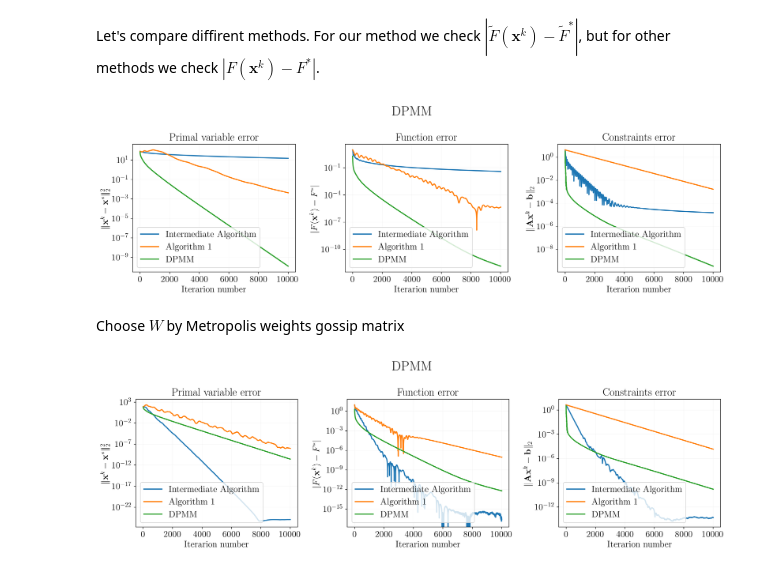
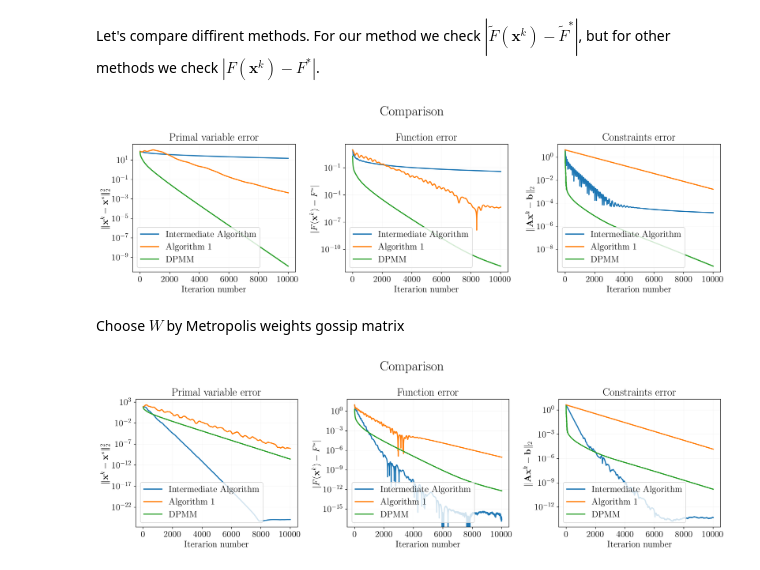
Before and after one commit to kisnikser/Decentralized-Optimization, a Jupyter notebook: coupled/test.ipynb, the cells around one changed output. Cells and saved outputs as stored; diff of their text form; code cells hidden in the pictures.

Commit message:
Fixed plots titles

```diff
--- a/coupled/test.ipynb
+++ b/coupled/test.ipynb
@@ -407,35 +407,35 @@ fig, ax = plt.subplots(1, 3, figsize=(16, 5))
 ax[0].plot(results["Intermediate Algorithm"]['x_err'], label="Intermediate Algorithm")
 ax[0].plot(results["Algorithm 1"]['x_err'], label="Algorithm 1")
 ax[0].plot(results["DPMM"]['x_err'], label="DPMM")
 ax[0].set_yscale('log')
 ax[0].set_xlabel("Iterarion number")
 ax[0].set_ylabel(r"$\| \mathbf{x}^k - \mathbf{x}^* \|_2^2$")
 ax[0].set_title("Primal variable error")
 ax[0].legend()
 
 ax[1].plot(results["Intermediate Algorithm"]['F_err'], label="Intermediate Algorithm")
 ax[1].plot(results["Algorithm 1"]['F_err'], label="Algorithm 1")
 ax[1].plot(results["DPMM"]['F_err'], label="DPMM")
 ax[1].set_yscale('log')
 ax[1].set_xlabel("Iterarion number")
 ax[1].set_ylabel(r"$|F(\mathbf{x}^k) - F^*|$")
 ax[1].set_title("Function error")
 ax[1].legend()
 
 ax[2].plot(results["Intermediate Algorithm"]['cons_err'], label="Intermediate Algorithm")
 ax[2].plot(results["Algorithm 1"]['cons_err'], label="Algorithm 1")
 ax[2].plot(results["DPMM"]['cons_err'], label="DPMM")
 ax[2].set_yscale('log')
 ax[2].set_xlabel("Iterarion number")
 ax[2].set_ylabel(r"$\| \mathbf{A} \mathbf{x}^k - \mathbf{b} \|_2$")
 ax[2].set_title("Constraints error")
 ax[2].legend()
 
-plt.suptitle("DPMM", fontsize=24)
+plt.suptitle("Comparison", fontsize=24)
 plt.tight_layout()
 plt.show()
 # %% [output]
-[figure, old version]
+[figure, new version]
 # %% [markdown]
 Choose $W$ by Metropolis weights gossip matrix
 # %%
@@ -494,8 +494,8 @@ ax[2].set_ylabel(r"$\| \mathbf{A} \mathbf{x}^k - \mathbf{b} \|_2$")
 ax[2].set_title("Constraints error")
 ax[2].legend()
 
-plt.suptitle("DPMM", fontsize=24)
+plt.suptitle("Comparison", fontsize=24)
 plt.tight_layout()
 plt.show()
 # %% [output]
-[figure, old version]
+[figure, new version]
```
